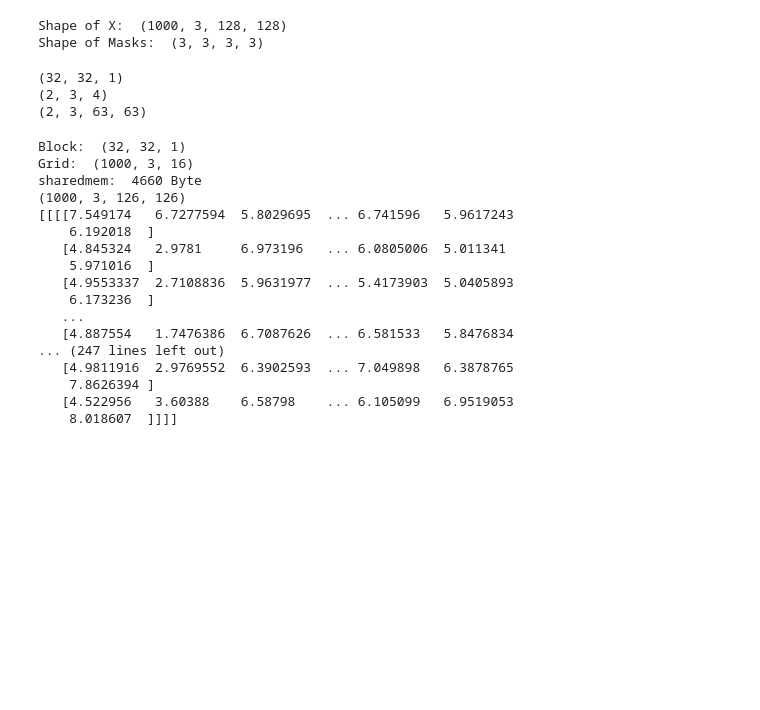
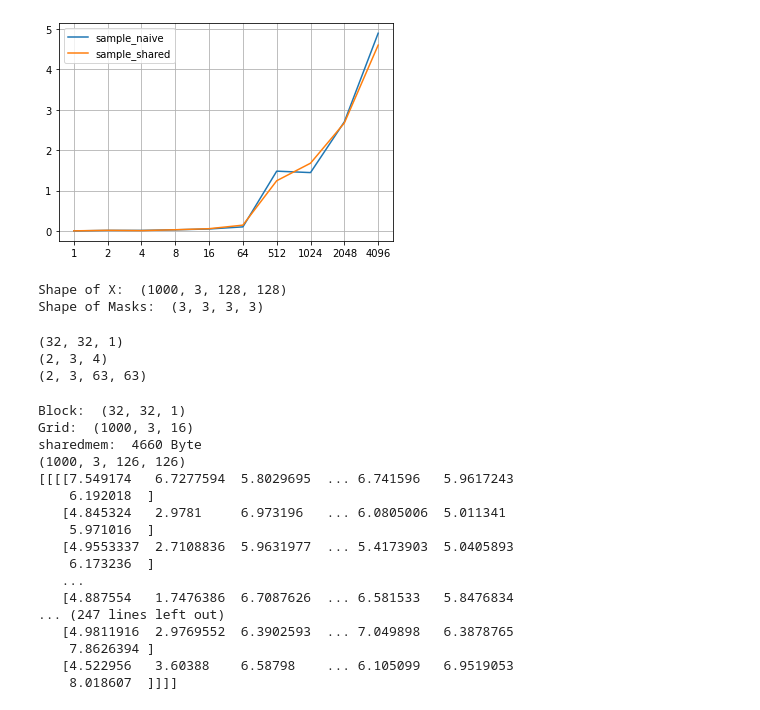
Before and after one commit to xs2445/CNN-PyCUDA-EECS4750-Project, a Jupyter notebook: utils/parallel/convlayer.ipynb, the cells around one changed output. Drawn from its saved outputs; the diff is of its cells as text; code cells hidden in the pictures; blank space fills up the shorter version.

```diff
--- a/utils/parallel/convlayer.ipynb
+++ b/utils/parallel/convlayer.ipynb
@@ -8,3 +115,12 @@ from ConvLayerPara import ConvLayerP
+# %%
+plt.figure()
+plt.plot(t_sample_naive, label='sample_naive')
+plt.plot(t_sample_shared, label='sample_shared')
+plt.xticks(range(len(N_list)), N_list)
+plt.grid()
+plt.legend();
+# %% [output]
+[figure, added]
 # %%
 batch = 1000
 C, M, H, W, K = 3, 3, 128, 128, 3
```
Also changed, not shown: parts of 9 cells of this notebook, 3 other files.
